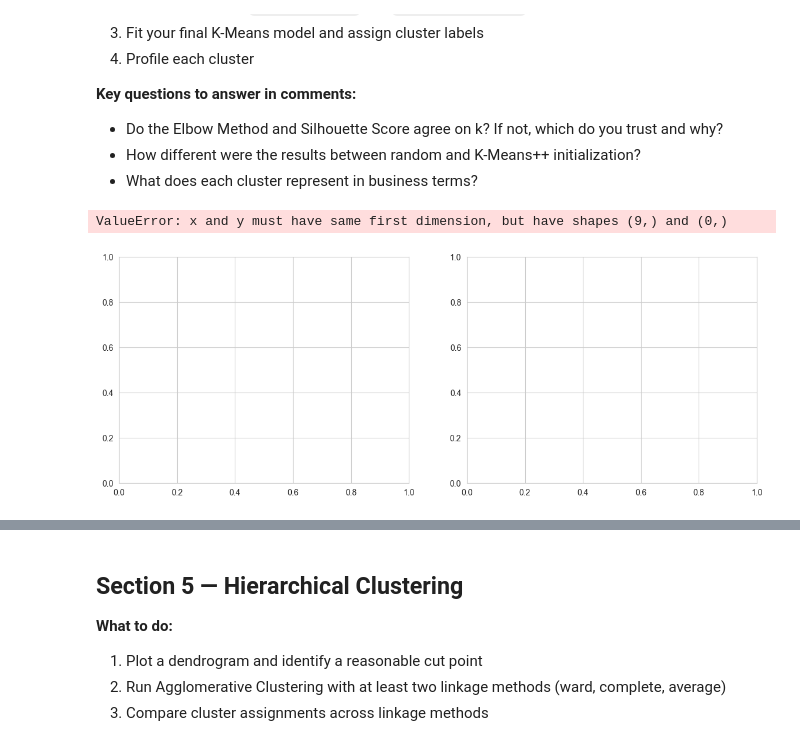
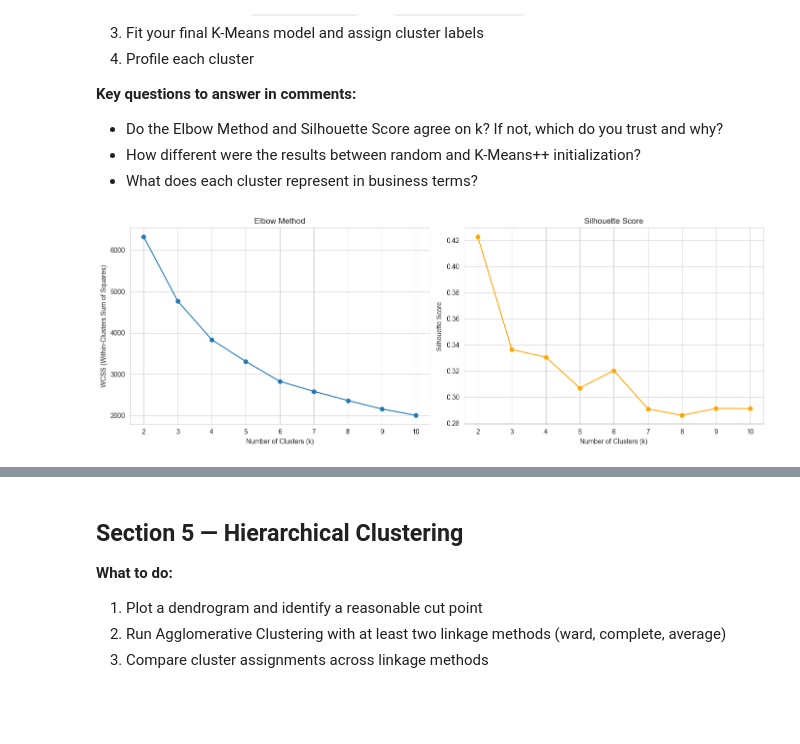
Before and after one commit to CodexAarogya/Fusemachines-Assignments, a Jupyter notebook: week-7/Assignment/Week_7_Clustering_Assignment.ipynb, the cells around one changed output, grey strips where cells are left out. Drawn from its saved outputs; the diff is of its cells as text; code cells hidden in the pictures; blank space fills up the shorter version.

Commit message:
Completed K-mean Clustering with 3d visualization

```diff
--- a/week-7/Assignment/Week_7_Clustering_Assignment.ipynb
+++ b/week-7/Assignment/Week_7_Clustering_Assignment.ipynb
@@ -560,35 +560,39 @@ X_scaled_df.describe()
 # %%
 # ── Step 1: Find Optimal k ───────────────────────────────────────────────────
 # Test k from 2 to 10
 # Compute inertia (for Elbow) and Silhouette Score for each k
 
 k_range = range(2, 11)
-inertias = []
+wcss = []
 silhouette_scores = []
+labels = []
 
 for k in k_range:
     # YOUR CODE HERE
-    pass
+    k_means = KMeans(n_clusters=k,
+                     init='random',
+                     random_state=42)
+
+    k_means.fit(X_scaled_df)
+    labels = k_means.predict(X_scaled_df)
+    silhouette_scores.append(silhouette_score(X_scaled_df, labels))
+    wcss.append(k_means.inertia_)
+
 
 # Plot Elbow Curve
 fig, axes = plt.subplots(1, 2, figsize=(14, 5))
 
-axes[0].plot(k_range, inertias, marker='o')
+axes[0].plot(k_range, wcss, marker='o')
 axes[0].set_title('Elbow Method')
 axes[0].set_xlabel('Number of Clusters (k)')
-axes[0].set_ylabel('Inertia')
+axes[0].set_ylabel('WCSS (Within-Clusters Sum of Squares)')
 
 axes[1].plot(k_range, silhouette_scores, marker='o', color='orange')
 axes[1].set_title('Silhouette Score')
 axes[1].set_xlabel('Number of Clusters (k)')
 axes[1].set_ylabel('Silhouette Score')
 
 plt.tight_layout()
 plt.show()
-
-# YOUR DECISION HERE (as a comment):
-# What k did you choose? Why?
-# Do both methods agree? If not, how did you resolve the disagreement?
 # %% [output]
-ValueError: x and y must have same first dimension, but have shapes (9,) and (0,)
-[figure, old version]
+[figure, new version]
```
Also changed, not shown: parts of 7 cells of this notebook.
